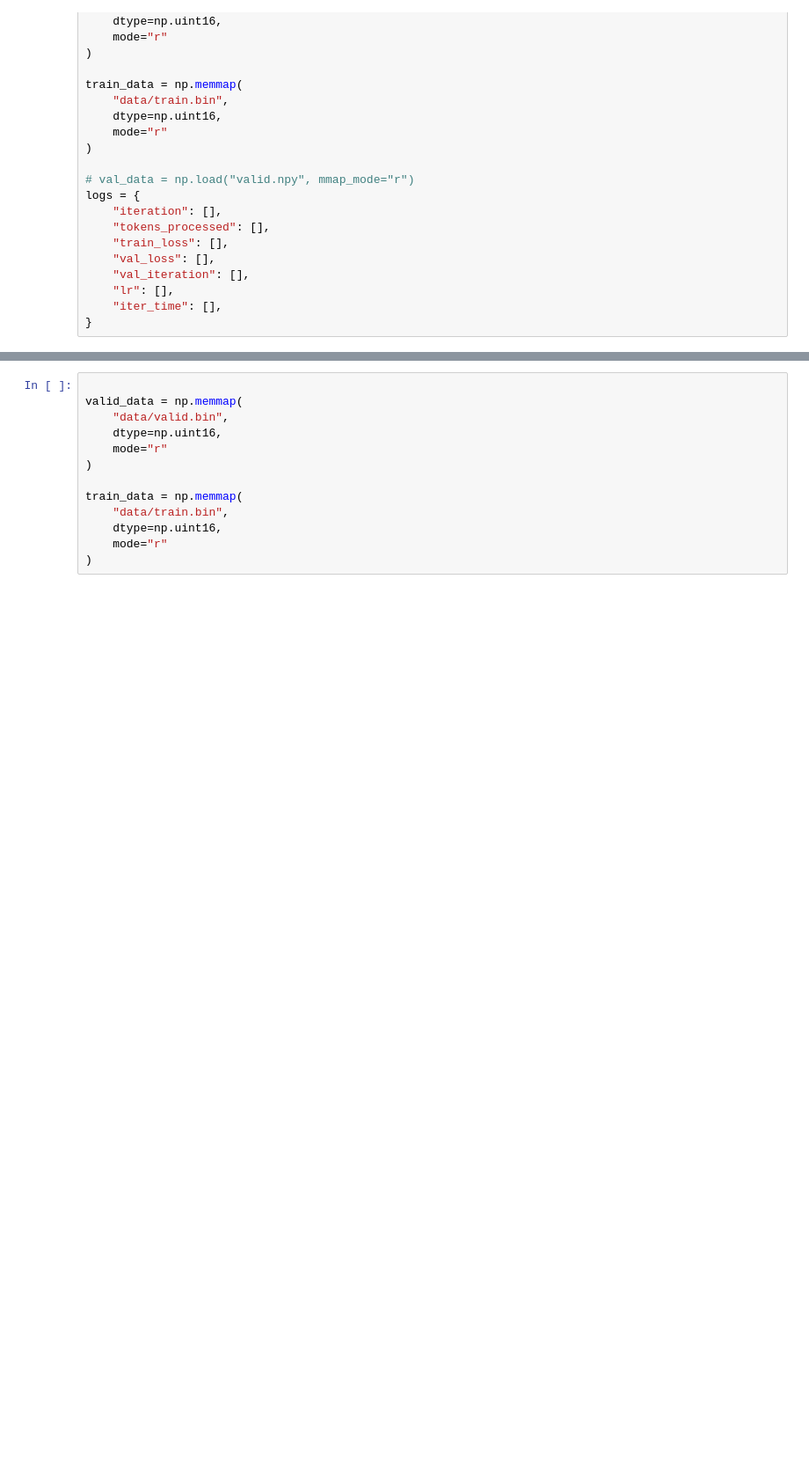
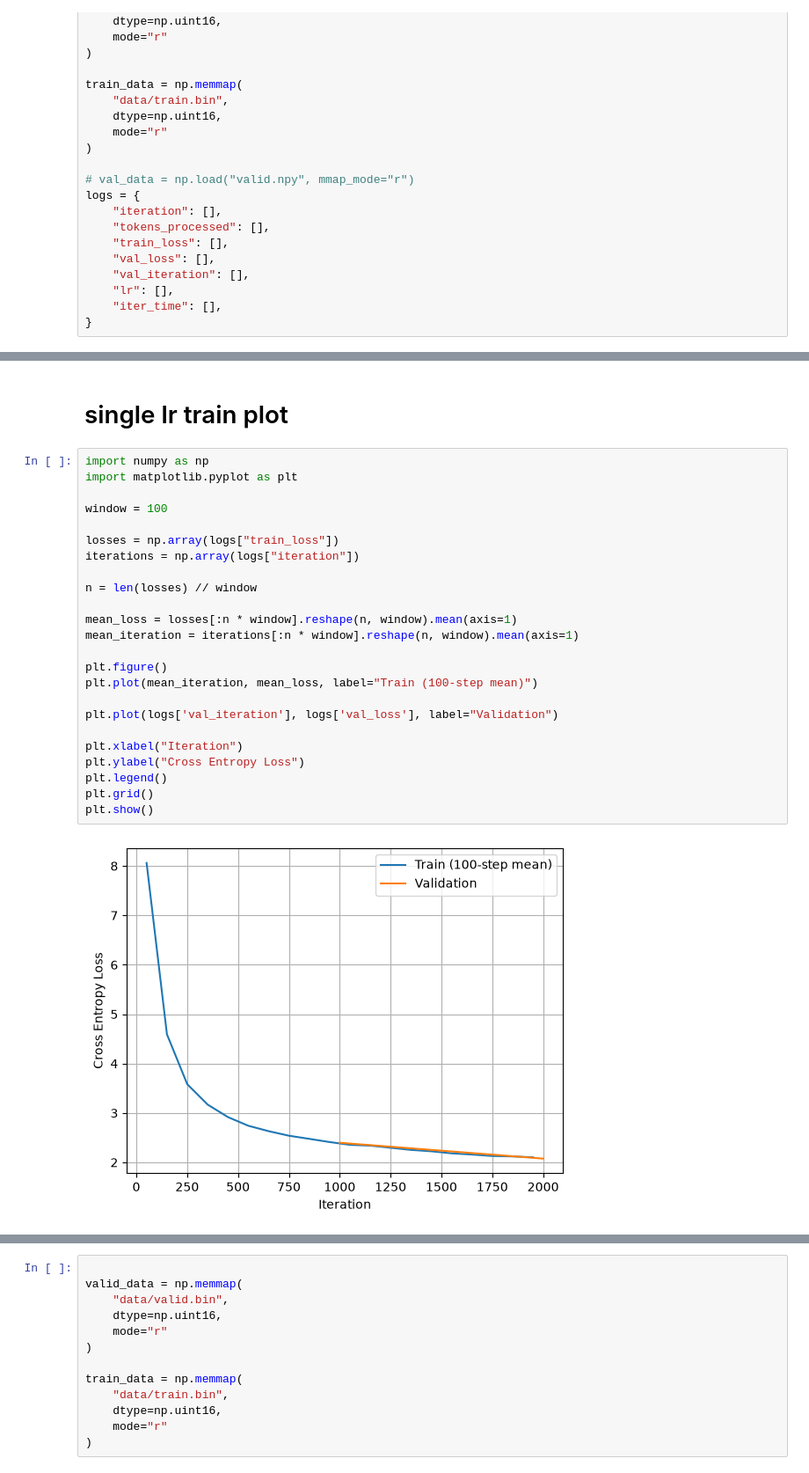
Before and after one commit to 17SingerAbel/cs336a1, a Jupyter notebook: train.ipynb, the cells around one changed output, grey strips where cells are left out. Shown at 88% size. Saved outputs shown, nothing was run; the diff lists cells and outputs as text; blank space fills up the shorter version.

```diff
--- a/train.ipynb
+++ b/train.ipynb
@@ -284,0 +397,28 @@ with open("exp1_logs.json") as f:
+# %% [markdown]
+# single lr train plot
+# %%
+import numpy as np
+import matplotlib.pyplot as plt
+
+window = 100
+
+losses = np.array(logs["train_loss"])
+iterations = np.array(logs["iteration"])
+
+n = len(losses) // window
+
+mean_loss = losses[:n * window].reshape(n, window).mean(axis=1)
+mean_iteration = iterations[:n * window].reshape(n, window).mean(axis=1)
+
+plt.figure()
+plt.plot(mean_iteration, mean_loss, label="Train (100-step mean)")
+
+plt.plot(logs['val_iteration'], logs['val_loss'], label="Validation")
+
+plt.xlabel("Iteration")
+plt.ylabel("Cross Entropy Loss")
+plt.legend()
+plt.grid()
+plt.show()
+# %% [output]
+[figure, added]
```
Also changed, not shown: parts of 19 cells of this notebook, 17 other files.
